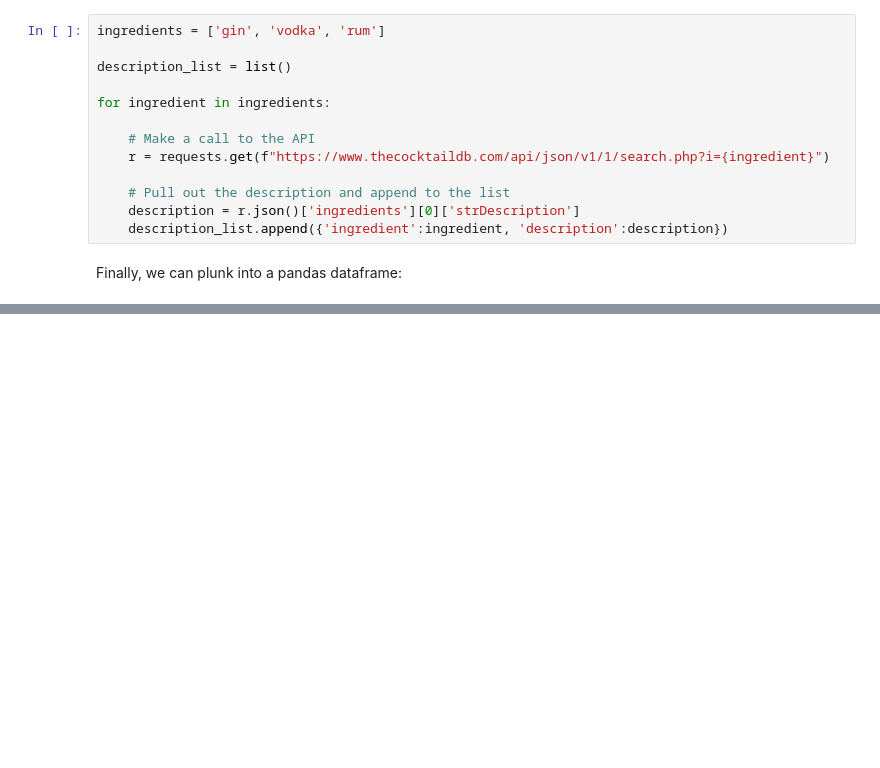
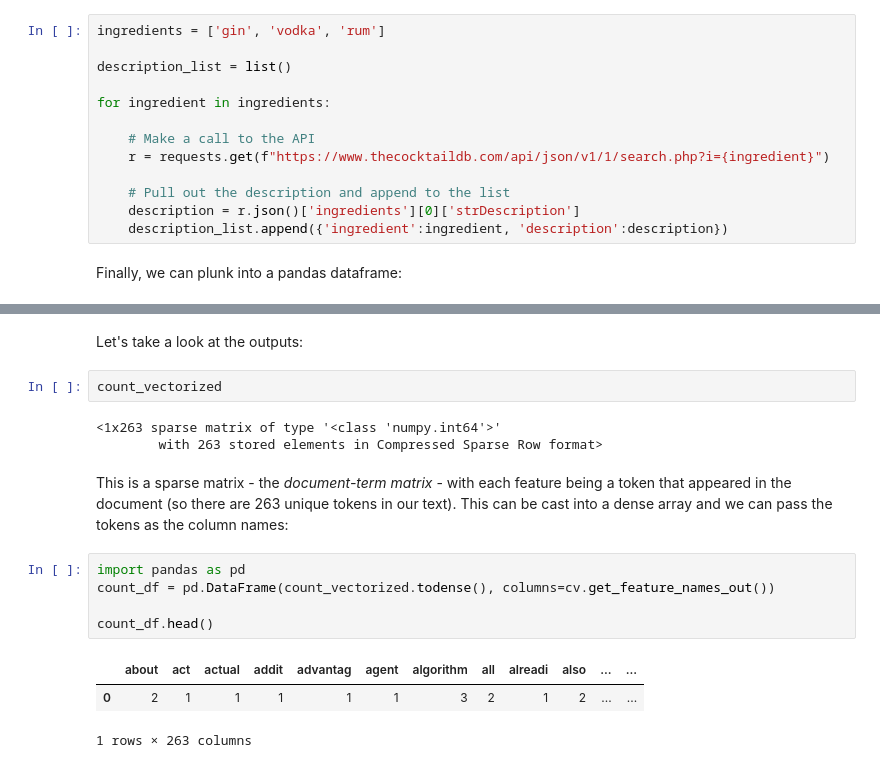
Before and after one commit to nlpfromscratch/nlp4free, a Jupyter notebook: notebooks/NLP4Free_Part2_DataAcquisitionandPreprocessing.ipynb, the cells around one changed output, grey strips where cells are left out. Cells and saved outputs as stored; diff of their text form; blank space fills up the shorter version.

```diff
--- a/notebooks/NLP4Free_Part2_DataAcquisitionandPreprocessing.ipynb
+++ b/notebooks/NLP4Free_Part2_DataAcquisitionandPreprocessing.ipynb
@@ -112,0 +288,18 @@ desc_df.head()
+# %% [markdown]
+Let's take a look at the outputs:
+# %%
+count_vectorized
+# %% [output]
+<1x263 sparse matrix of type '<class 'numpy.int64'>'
+        with 263 stored elements in Compressed Sparse Row format>
+# %% [markdown]
+This is a sparse matrix - the *document-term matrix* - with each feature being a token that appeared in the document (so there are 263 unique tokens in our text). This can be cast into a dense array and we can pass the tokens as the column names:
+# %%
+import pandas as pd
+count_df = pd.DataFrame(count_vectorized.todense(), columns=cv.get_feature_names_out())
+
+count_df.head()
+# %% [output]
+|  | about | act | actual | addit | advantag | agent | algorithm | all | alreadi | also | ... | ... |
+| 0 | 2 | 1 | 1 | 1 | 1 | 1 | 3 | 2 | 1 | 2 | ... | ... |
+1 rows × 263 columns
```
Also changed, not shown: parts of 48 cells of this notebook.
